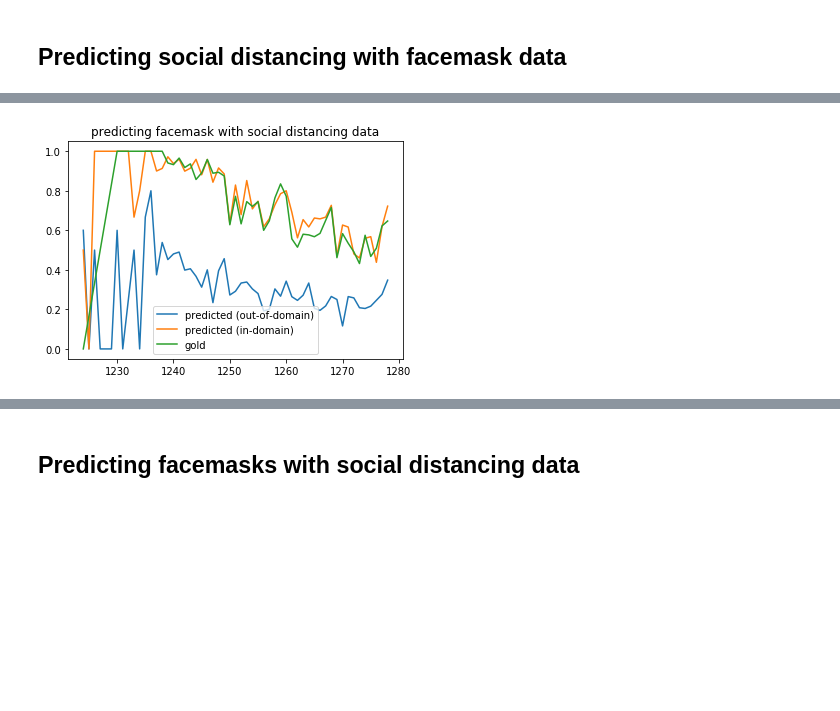
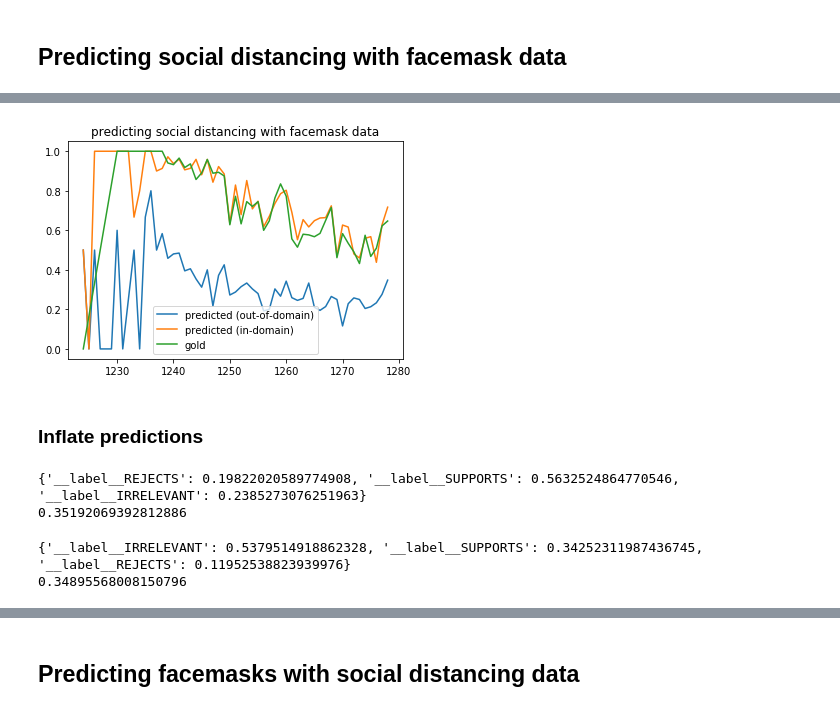
Before and after one commit to puregome/notebooks, a Jupyter notebook: domain-adaptation.ipynb, the cells around one changed output, grey strips where cells are left out. Cells and saved outputs as stored; diff of their text form; code cells hidden in the pictures; blank space fills up the shorter version.

```diff
--- a/domain-adaptation.ipynb
+++ b/domain-adaptation.ipynb
@@ -205,6 +206,17 @@ fasttext_data_list_distance, tweet_ids_distance = make_fasttext_data("distance")
 fasttext_data_list_facemask, tweet_ids_facemask = make_fasttext_data("mondkapje")
 # %% [markdown]
 ## Evaluation within domains
+# %%
+def store_fasttext_data(data, file_name):
+    with open(file_name, "wb") as outfile:
+        pickle.dump(data, outfile)
+        outfile.close()
+
+def read_fasttext_data(file_name):
+    with open(file_name, "rb") as infile:
+        data = pickle.load(infile)
+        infile.close()
+    return(data)
 # %%
 predictionCountsValidationDD,predictionLabelsValidationDD,predictionCountsTestDD,predictionLabelsTestDD = \
     runFasttext(fasttext_data_list_distance, fasttext_data_list_distance, squealFlag=False, dim=300, pretrainedVectors="model-2020.vec")
@@ -248,5 +264,5 @@ cases: 1322; precision: 0.564; recall: 0.564; fraction: 1.329
 # %%
-predictionCountsValidation,predictionLabelsValidation,predictionCountsTest,predictionLabelsTest = \
+predictionCountsValidationF, predictionLabelsValidationF, predictionCountsTestF, predictionLabelsTestF = \
     runFasttext(fasttext_data_list_facemask, fasttext_data_list_facemask, squealFlag=False, dim=300)
 # %% [output]
 0 cases: 132; precision: 0.636; recall: 0.636; fraction: 3.975
@@ -266,7 +282,7 @@ __label__REJECTS                     146               374                 29
 __label__SUPPORTS                     70                89                 56
 cases: 1322; precision: 0.552; recall: 0.552; fraction: 1.982
 # %%
-predictionCountsValidation,predictionLabelsValidation,predictionCountsTest,predictionLabelsTest = \
+predictionCountsValidationD, predictionLabelsValidationD, predictionCountsTestD, predictionLabelsTestD = \
     runFasttext(fasttext_data_list_distance, fasttext_data_list_distance, squealFlag=False)
 # %% [output]
 0 cases: 573; precision: 0.606; recall: 0.606; fraction: 1.160
@@ -352,3 +370,6 @@ cases: 5731; precision: 0.332; recall: 0.332; fraction: 5.928
+# %%
+predictionLabelsTestFD = read_fasttext_data("predictionLabelsTestFD.pickle")
+predictionLabelsTestDD = read_fasttext_data("predictionLabelsTestDD.pickle")
 # %%
 def convert(data):
     plot_data =[]
@@ -395,20 +416,22 @@ for i in range(0, len(tweet_ids_distance)):
 # %%
 plot_data_predicted_fd = convert(data_predicted_fd)
 plot_data_predicted_dd = convert(data_predicted_dd)
 plot_data_gold = convert(data_gold)
 
 x_gold = [x[0] for x in plot_data_gold]
 y_gold = [x[1] for x in plot_data_gold]
 x_fd = [x[0] for x in plot_data_predicted_fd]
 y_fd = [x[1] for x in plot_data_predicted_fd]
 x_dd = [x[0] for x in plot_data_predicted_dd]
 y_dd = [x[1] for x in plot_data_predicted_dd]
 plt.plot(x_fd, y_fd, label="predicted (out-of-domain)")
 plt.plot(x_dd, y_dd, label="predicted (in-domain)")
 plt.plot(x_gold, y_gold, label="gold")
 plt.legend()
-plt.title("predicting facemask with social distancing data")
-plt.savefig("distancing-facemask.png")
+plt.title("predicting social distancing with facemask data")
+plt.savefig("facemask-to-distancing.png")
 plt.show()
 # %% [output]
-[figure, old version]
+[figure, new version]
+# %% [markdown]
+### Inflate predictions
@@ -414,0 +479,17 @@ plt.show()
+# %%
+freqs = get_freqs(gold)
+print(freqs)
+print(freqs['__label__REJECTS']/freqs['__label__SUPPORTS'])
+# %% [output]
+{'__label__REJECTS': 0.19822020589774908, '__label__SUPPORTS': 0.5632524864770546, '__label__IRRELEVANT': 0.2385273076251963}
+0.35192069392812886
+# %%
+FACTOR = 0.9967
+
+predictionLabelsTestFDinflated = list(predictionLabelsTestFD)
+freqs = get_freqs([y[0] for x in inflate_plus(predictionLabelsTestFDinflated, '__label__SUPPORTS', '__label__REJECTS', FACTOR) for y in x[0]])
+print(freqs)
+print(freqs['__label__REJECTS']/freqs['__label__SUPPORTS'])
+# %% [output]
+{'__label__IRRELEVANT': 0.5379514918862328, '__label__SUPPORTS': 0.34252311987436745, '__label__REJECTS': 0.11952538823939976}
+0.34895568008150796
```
Also changed, not shown: parts of 37 cells of this notebook.
